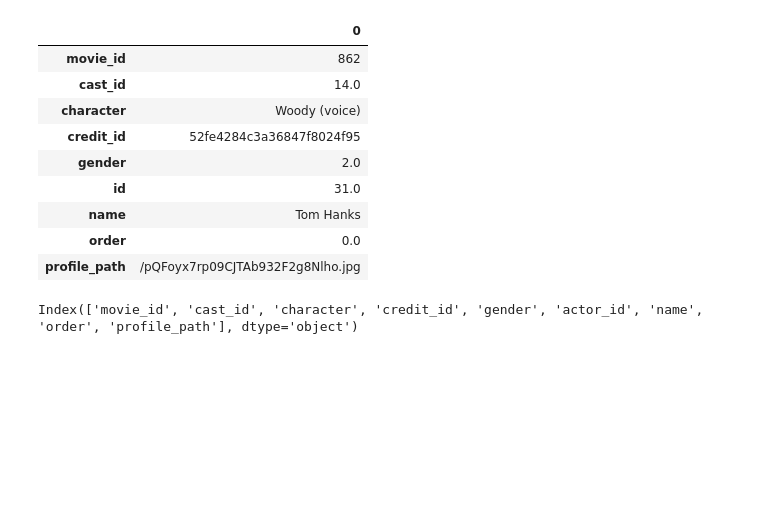
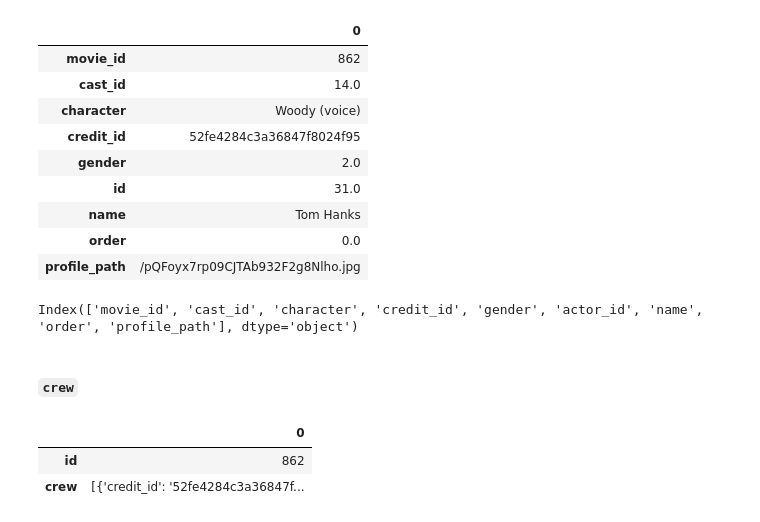
Before and after one commit to FranciscoHugoLezik/MLOps_Movies, a Jupyter notebook: notebooks/ETL.ipynb, the cells around one changed output. Drawn from its saved outputs; the diff is of its cells as text; code cells hidden in the pictures; blank space fills up the shorter version.

Commit message:
Se obtiene la columna crew del dataset credits. Se elimina la variable credits

```diff
--- a/notebooks/ETL.ipynb
+++ b/notebooks/ETL.ipynb
@@ -815,3 +815,16 @@ cast.rename(
 cast.columns
 # %% [output]
 Index(['movie_id', 'cast_id', 'character', 'credit_id', 'gender', 'actor_id', 'name', 'order', 'profile_path'], dtype='object')
+# %% [markdown]
+##### `crew`
+# %%
+crew = credits[['id', 'crew']].copy()
+
+del credits
+gc.collect()
+
+crew.head(1).T
+# %% [output]
+|  | 0 |
+| id | 862 |
+| crew | [{'credit_id': '52fe4284c3a36847f... |
```
